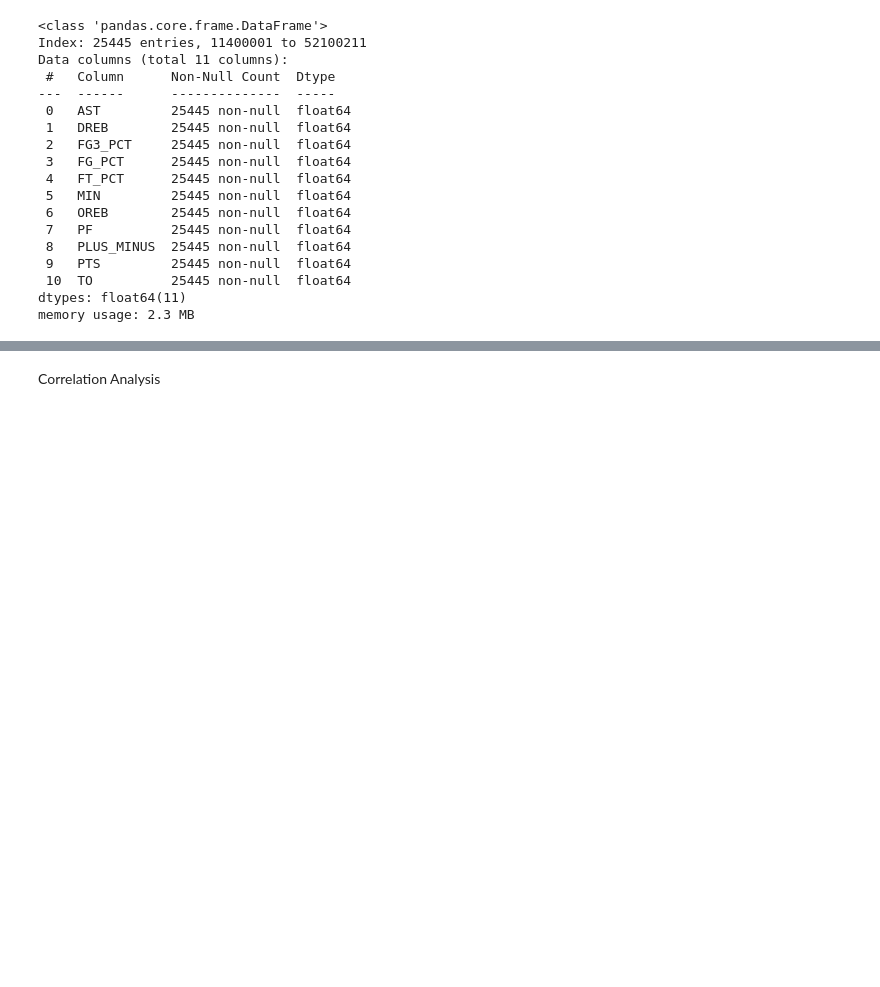
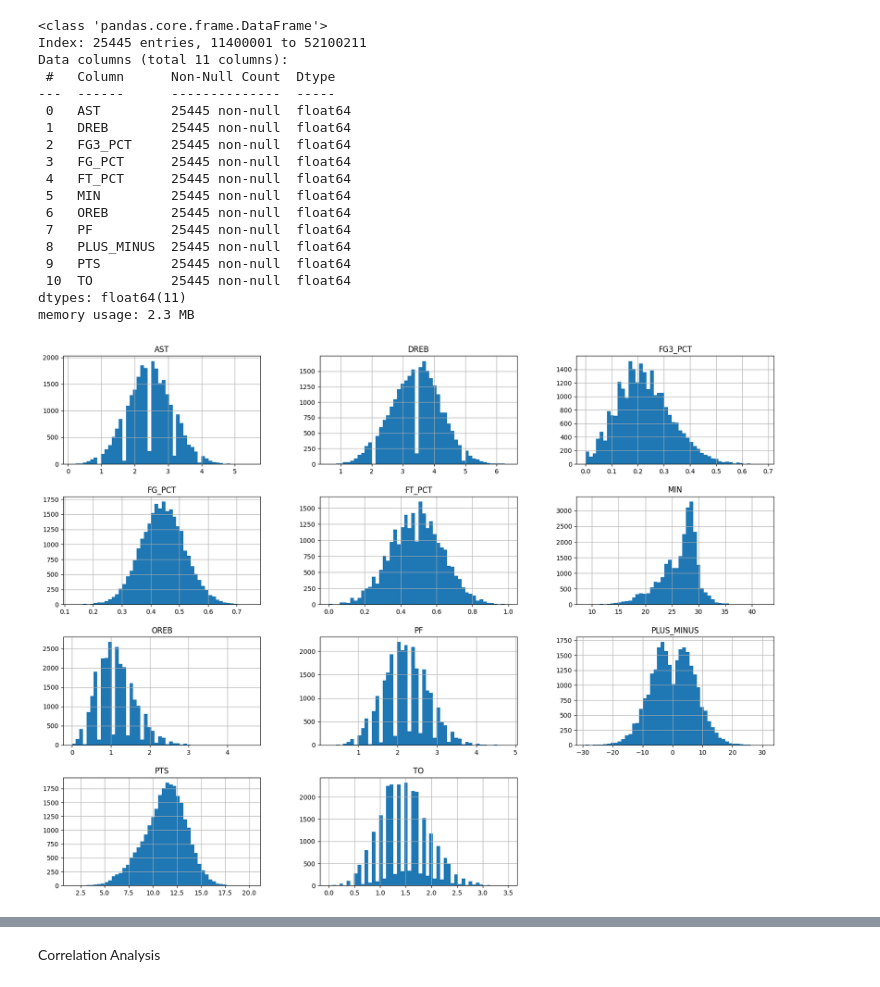
Before and after one commit to joaquinuriarte/sports-betting, a Jupyter notebook: z-model_binaries/processed_dataset_eda/processed_DS_EDA.ipynb, the cells around one changed output, grey strips where cells are left out. Saved outputs shown, nothing was run; the diff lists cells and outputs as text; code cells hidden in the pictures; blank space fills up the shorter version.

```diff
--- a/z-model_binaries/processed_dataset_eda/processed_DS_EDA.ipynb
+++ b/z-model_binaries/processed_dataset_eda/processed_DS_EDA.ipynb
@@ -44,3 +44,10 @@ Data columns (total 11 columns):
  10  TO          25445 non-null  float64
 dtypes: float64(11)
 memory usage: 2.3 MB
+# %%
+%matplotlib inline
+import matplotlib.pyplot as plt
+team_a_features.hist(bins=50, figsize=(20,15))
+plt.show()
+# %% [output]
+[figure, added]
```
Also changed, not shown: parts of 6 cells of this notebook.
